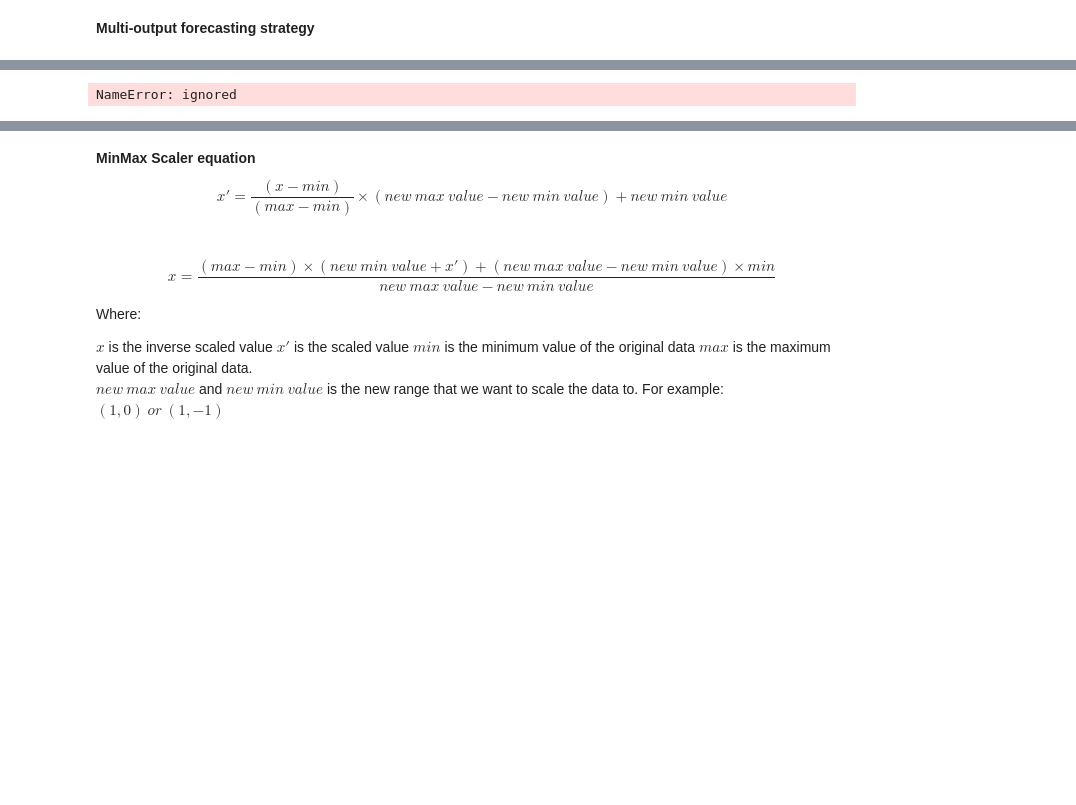
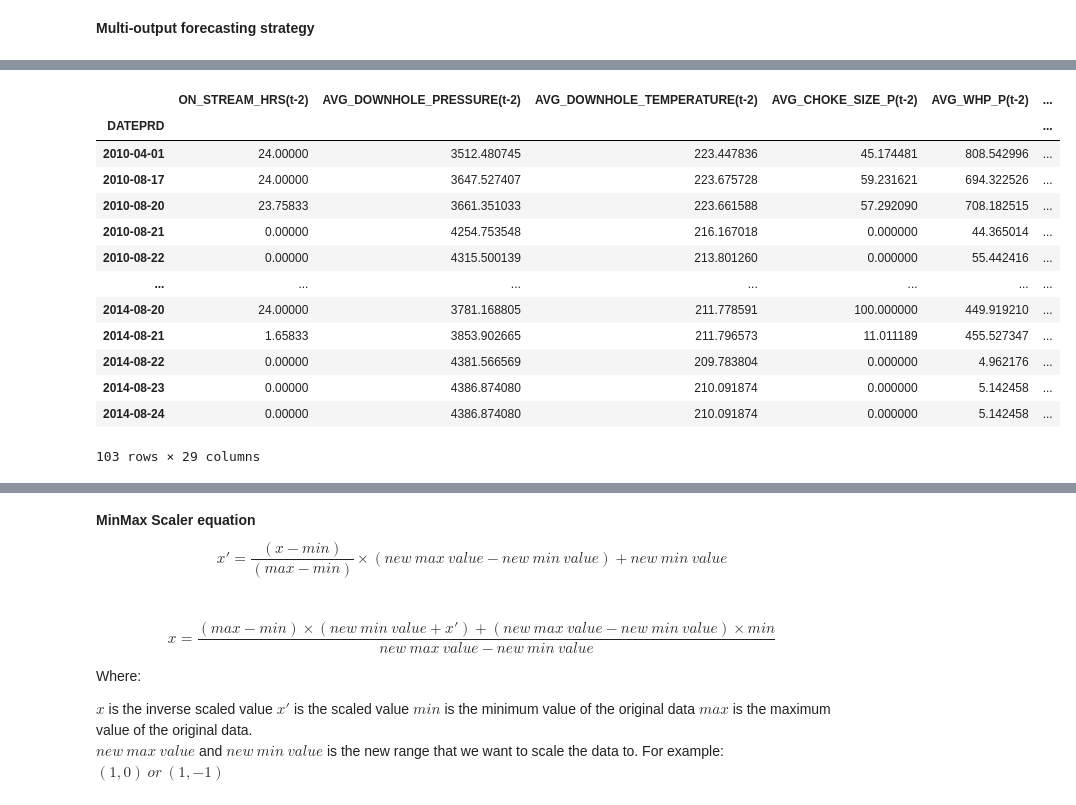
Before and after one commit to ashrafalaghbari/GA-TCN-LSTM, a Jupyter notebook: multivariate_model_multistep.ipynb, the cells around one changed output, grey strips where cells are left out. Cells and saved outputs as stored; diff of their text form; code cells hidden in the pictures; blank space fills up the shorter version.

```diff
--- a/multivariate_model_multistep.ipynb
+++ b/multivariate_model_multistep.ipynb
@@ -230,9 +197,9 @@ plt.show()
 # %%
 # # # convert series to stationary
 series_diff = series.copy()
-diff_order = 1
-series_diff['BORE_OIL_VOL'] = series_diff['BORE_OIL_VOL'].diff(diff_order)
+# diff_order = 1
+# series_diff['BORE_OIL_VOL'] = series_diff['BORE_OIL_VOL'].diff(diff_order)
 # # convert the stationary series to supervise learning
-timesteps = 10 # lag features
+timesteps = 9 # lag features
 steps_ahead = 1
 series_supervised = series_to_supervised(series_diff, series_diff.columns, n_in=timesteps, n_out=steps_ahead, dropnan=True)
@@ -280,8 +230,21 @@ series[:10]
 # %%
 # pd.set_option('display.max_columns', None)
-series_supervised.iloc[-len(test_y):]
+series_supervised.loc[series_supervised['next_on_stream(t-1)']==0]
 # %% [output]
+|  | ON_STREAM_HRS(t-2) | AVG_DOWNHOLE_PRESSURE(t-2) | AVG_DOWNHOLE_TEMPERATURE(t-2) | AVG_CHOKE_SIZE_P(t-2) | AVG_WHP_P(t-2) | ... |
+| DATEPRD |  |  |  |  |  | ... |
+| 2010-04-01 | 24.00000 | 3512.480745 | 223.447836 | 45.174481 | 808.542996 | ... |
+| 2010-08-17 | 24.00000 | 3647.527407 | 223.675728 | 59.231621 | 694.322526 | ... |
+| 2010-08-20 | 23.75833 | 3661.351033 | 223.661588 | 57.292090 | 708.182515 | ... |
+| 2010-08-21 | 0.00000 | 4254.753548 | 216.167018 | 0.000000 | 44.365014 | ... |
+| 2010-08-22 | 0.00000 | 4315.500139 | 213.801260 | 0.000000 | 55.442416 | ... |
+| ... | ... | ... | ... | ... | ... | ... |
+| 2014-08-20 | 24.00000 | 3781.168805 | 211.778591 | 100.000000 | 449.919210 | ... |
+| 2014-08-21 | 1.65833 | 3853.902665 | 211.796573 | 11.011189 | 455.527347 | ... |
+| 2014-08-22 | 0.00000 | 4381.566569 | 209.783804 | 0.000000 | 4.962176 | ... |
+| 2014-08-23 | 0.00000 | 4386.874080 | 210.091874 | 0.000000 | 5.142458 | ... |
+| 2014-08-24 | 0.00000 | 4386.874080 | 210.091874 | 0.000000 | 5.142458 | ... |
-NameError: ignored
+103 rows × 29 columns
 # %%
 # # time-dependent variables
 # shifted_ON_STREAM_HRS = series_diff["ON_STREAM_HRS"].shift(-(timesteps + diff_order)).dropna()
```
Also changed, not shown: parts of 40 cells of this notebook.
